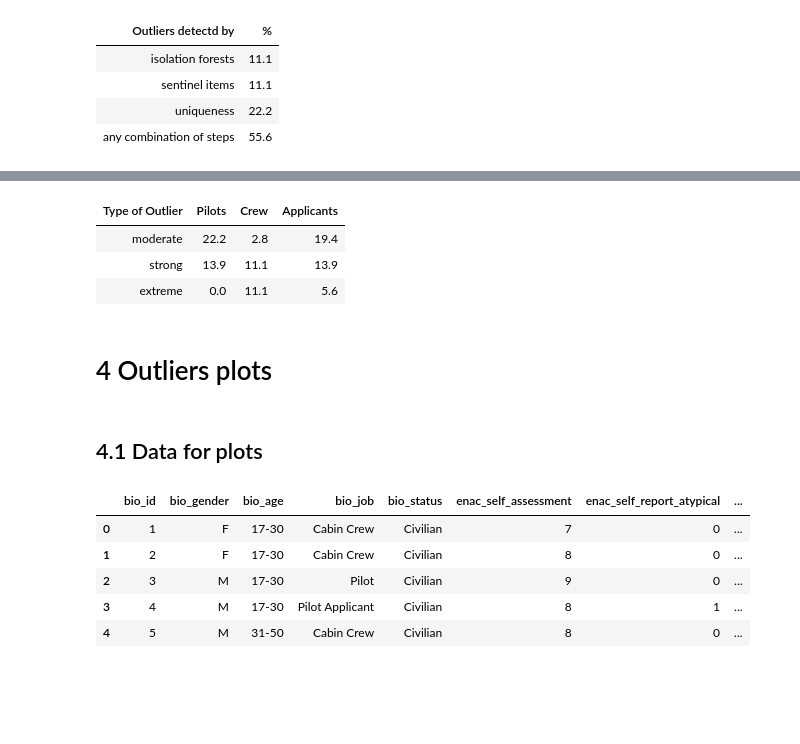
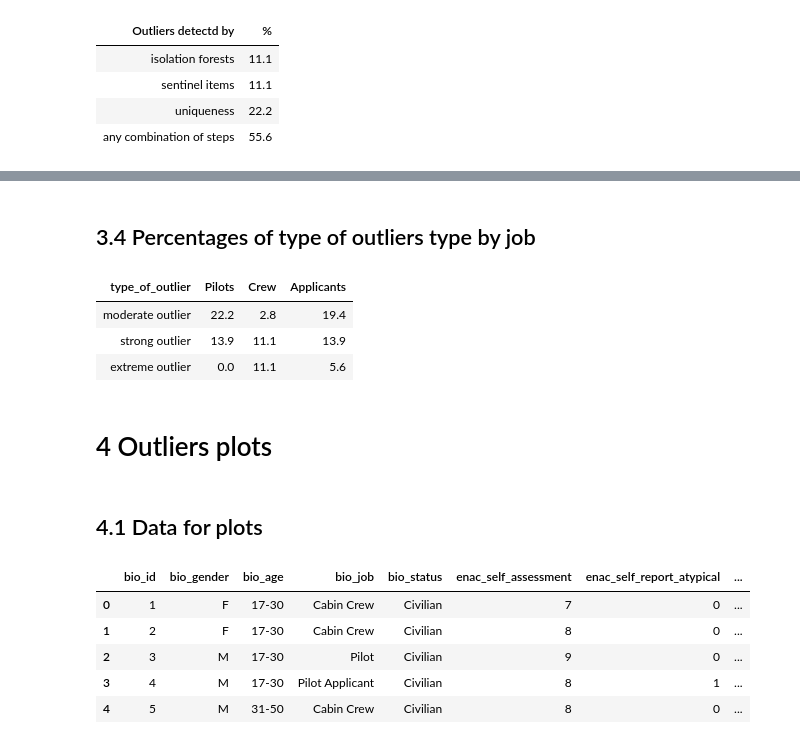
Before and after one commit to alkaest2002/mhsc, a Jupyter notebook: analysis.ipynb, the cells around one changed output, grey strips where cells are left out. Saved outputs shown, nothing was run; the diff lists cells and outputs as text; code cells hidden in the pictures; blank space fills up the shorter version.

```diff
--- a/analysis.ipynb
+++ b/analysis.ipynb
@@ -430,0 +391,8 @@ strategy = [
+# %%
+type_of_outlier = {
+    "-4":"extreme outlier",
+    "-3":"strong outlier",
+    "-2": "strong outlier",
+    "-1":"moderate outlier",
+    "0" : "no outlier"
+}
@@ -431,43 +434,44 @@ strategy = [
+# %% [markdown]
+## 3.4  Percentages of type of outliers type by job
 # %%
 outliers_columns = [f"outlier_{o}" for o in ["sentinel","uniqueness","isof_items", "isof_parts"]]
 
 outlier_scores_by_job = (df.pivot_table(
     index=outliers_columns, columns="bio_job", values="bio_gender", fill_value=0, aggfunc=np.size)
      .reset_index(drop=False)
 )
 
-type_of_outlier = ["extreme","strong","strong","strong",
-                   "moderate","strong","strong","strong","moderate","moderate","moderate"]
-
 (
     (outlier_scores_by_job[outlier_scores_by_job[outliers_columns]
         .sort_values(by=outliers_columns)
         .sum(axis=1) < 4]
-        .assign(type_of_outlier=type_of_outlier)
-        .iloc[:, 4:-1]
-        .groupby(type_of_outlier)
+        .assign(type_of_outlier=
+                lambda x: x.clip(-1,0).sum(axis=1).astype(str).apply(lambda y:type_of_outlier[y])
+        )
+        .iloc[:, 4:]
+        .groupby("type_of_outlier")
             .sum() / count_of_outliers
-    ).reindex(["moderate", "strong", "extreme"])
+    ).reindex(["moderate outlier", "strong outlier", "extreme outlier"])
      .reset_index(drop=False)
      .rename(
         columns={"index":"Type of Outlier", "Pilot":"Pilots","Pilot Applicant":"Applicants",
                 "Cabin Crew":"Crew"}
     )
-    .loc[:,["Type of Outlier","Pilots","Crew","Applicants"]]
+    .loc[:,["type_of_outlier","Pilots","Crew","Applicants"]]
     .style
         .hide()
         .background_gradient(cmap="GnBu", axis=1)
         .format(lambda x: round(x*100, 1), subset=["Pilots","Applicants","Crew"])
 )
 # %% [output]
-| Type of Outlier | Pilots | Crew | Applicants |
-| moderate | 22.2 | 2.8 | 19.4 |
-| strong | 13.9 | 11.1 | 13.9 |
-| extreme | 0.0 | 11.1 | 5.6 |
+| type_of_outlier | Pilots | Crew | Applicants |
+| moderate outlier | 22.2 | 2.8 | 19.4 |
+| strong outlier | 13.9 | 11.1 | 13.9 |
+| extreme outlier | 0.0 | 11.1 | 5.6 |
 # %% [markdown]
 # 4 Outliers plots
-# %% [markdown]
-## 4.1 Data for plots
+# %% [markdown]
+## 4.1 Data for plots
 # %%
 SPLINES_COLOR = "#204571"
 # %%
```
Also changed, not shown: parts of 23 cells of this notebook, 1 other file.
